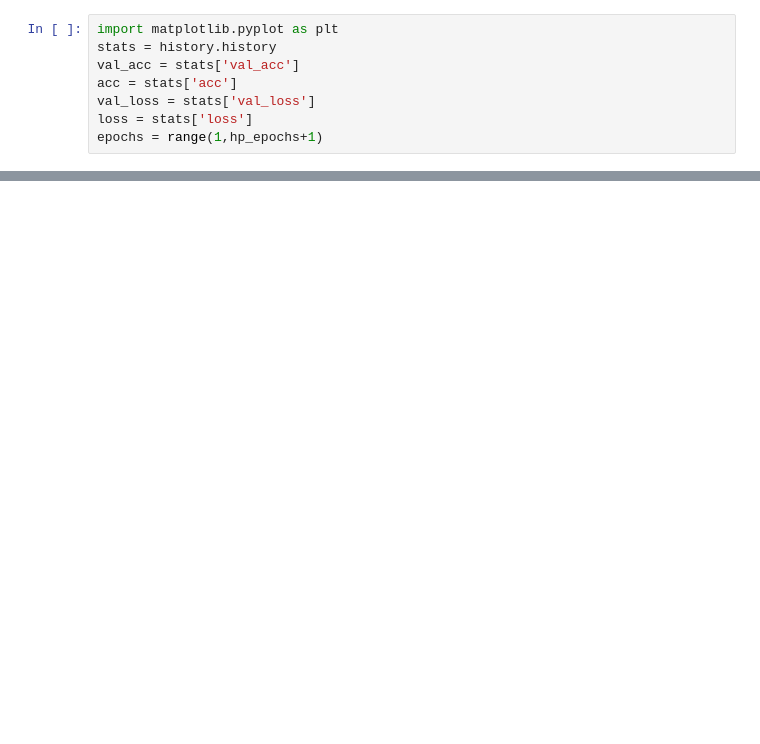
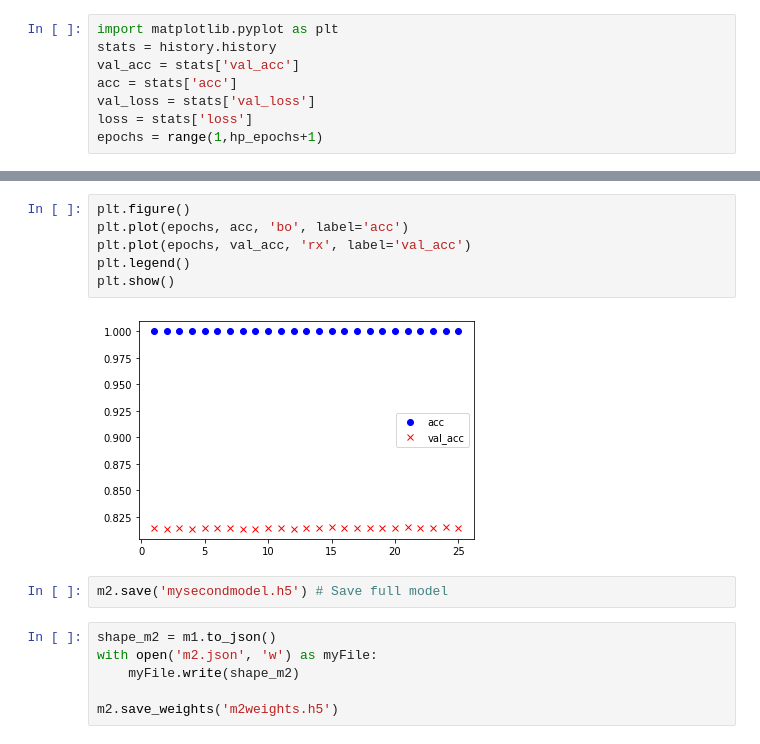
Before and after one commit to Pogba666/DeepLearning, a Jupyter notebook: HPE_Lecture_4.ipynb, the cells around one changed output, grey strips where cells are left out. Drawn from its saved outputs; the diff is of its cells as text; blank space fills up the shorter version.

```diff
--- a/HPE_Lecture_4.ipynb
+++ b/HPE_Lecture_4.ipynb
@@ -242,0 +317,16 @@ plt.show()
+# %%
+plt.figure()
+plt.plot(epochs, acc, 'bo', label='acc')
+plt.plot(epochs, val_acc, 'rx', label='val_acc')
+plt.legend()
+plt.show()
+# %% [output]
+[figure, added]
+# %%
+m2.save('mysecondmodel.h5') # Save full model
+# %%
+shape_m2 = m1.to_json()
+with open('m2.json', 'w') as myFile:
+    myFile.write(shape_m2)
+
+m2.save_weights('m2weights.h5')
```
Also changed, not shown: parts of 11 cells of this notebook.
